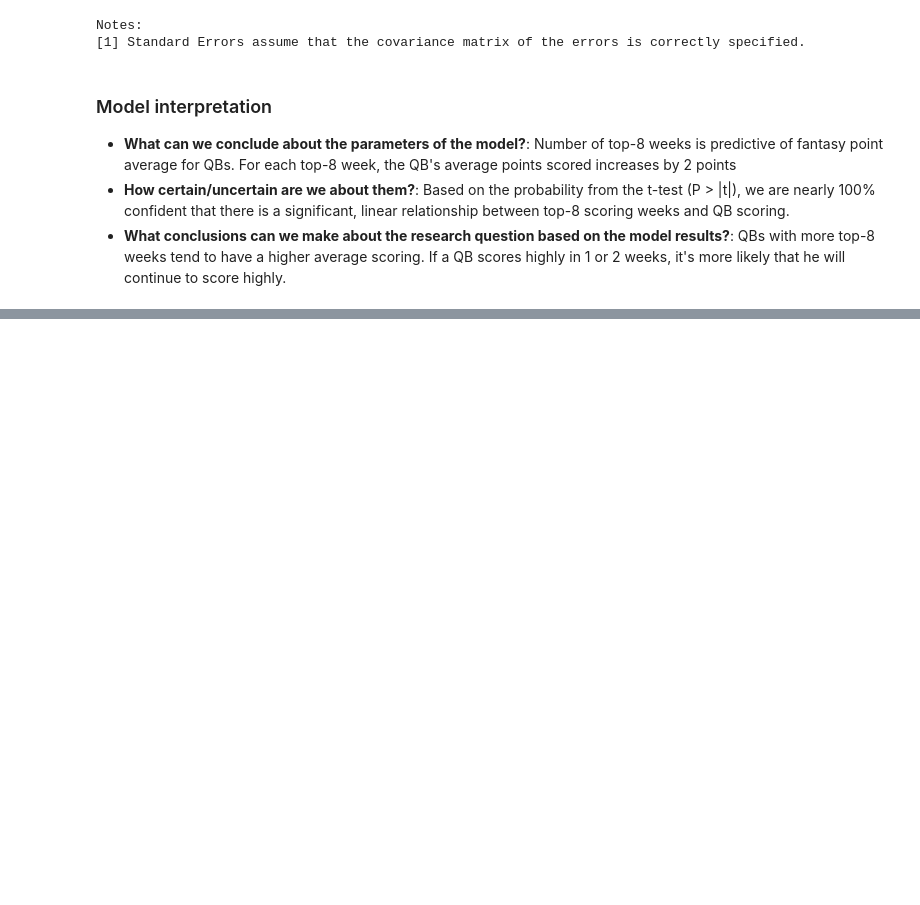
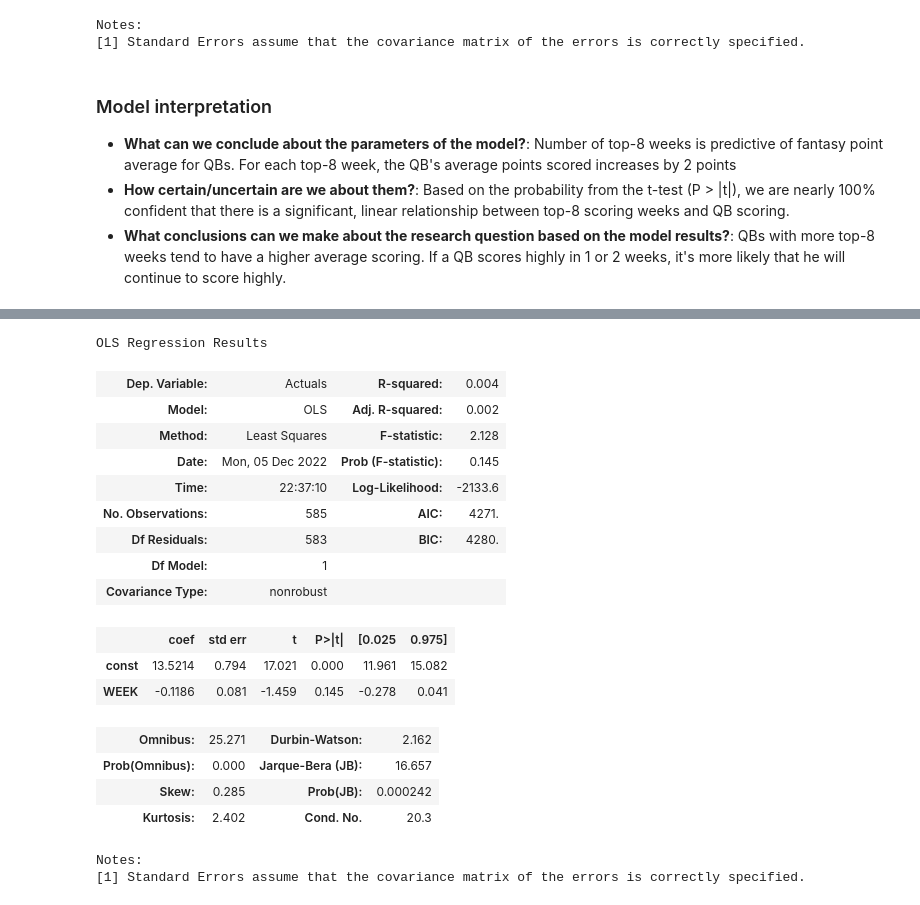
Before and after one commit to sam-delap/ds4bio, a Jupyter notebook: FantasyFootballProject/Combined.ipynb, the cells around one changed output, grey strips where cells are left out. Drawn from its saved outputs; the diff is of its cells as text; code cells hidden in the pictures; blank space fills up the shorter version.

```diff
--- a/FantasyFootballProject/Combined.ipynb
+++ b/FantasyFootballProject/Combined.ipynb
@@ -586,0 +701,33 @@ Notes:
+# %%
+# Model 2 - Is there a relationship between week of the NFL season and QB scoring?
+import statsmodels.api as sm
+# Add a constant to the data (need mx + b, not just mx)
+to_model = sm.add_constant(QB)
+# Create input data (X), which is the constant and QB scoring
+X = to_model.loc[:, ['const', 'WEEK']]
+# Create output data (y), which is the DST scoring
+y = to_model['Actuals']
+# Fit a linear model to the DST vs QB data
+weeks_model = sm.OLS(y,X).fit()
+# Print out a summary of the statistics of the model
+weeks_model.summary()
+# %% [output]
+OLS Regression Results
+| Dep. Variable: | Actuals | R-squared: | 0.004 |
+| Model: | OLS | Adj. R-squared: | 0.002 |
+| Method: | Least Squares | F-statistic: | 2.128 |
+| Date: | Mon, 05 Dec 2022 | Prob (F-statistic): | 0.145 |
+| Time: | 22:37:10 | Log-Likelihood: | -2133.6 |
+| No. Observations: | 585 | AIC: | 4271. |
+| Df Residuals: | 583 | BIC: | 4280. |
+| Df Model: | 1 |  |  |
+| Covariance Type: | nonrobust |  |  |
+|  | coef | std err | t | P>|t| | [0.025 | 0.975] |
+| const | 13.5214 | 0.794 | 17.021 | 0.000 | 11.961 | 15.082 |
+| WEEK | -0.1186 | 0.081 | -1.459 | 0.145 | -0.278 | 0.041 |
+| Omnibus: | 25.271 | Durbin-Watson: | 2.162 |
+| Prob(Omnibus): | 0.000 | Jarque-Bera (JB): | 16.657 |
+| Skew: | 0.285 | Prob(JB): | 0.000242 |
+| Kurtosis: | 2.402 | Cond. No. | 20.3 |
+Notes:
+[1] Standard Errors assume that the covariance matrix of the errors is correctly specified.
```
Also changed, not shown: parts of 28 cells of this notebook, 3 other files.
